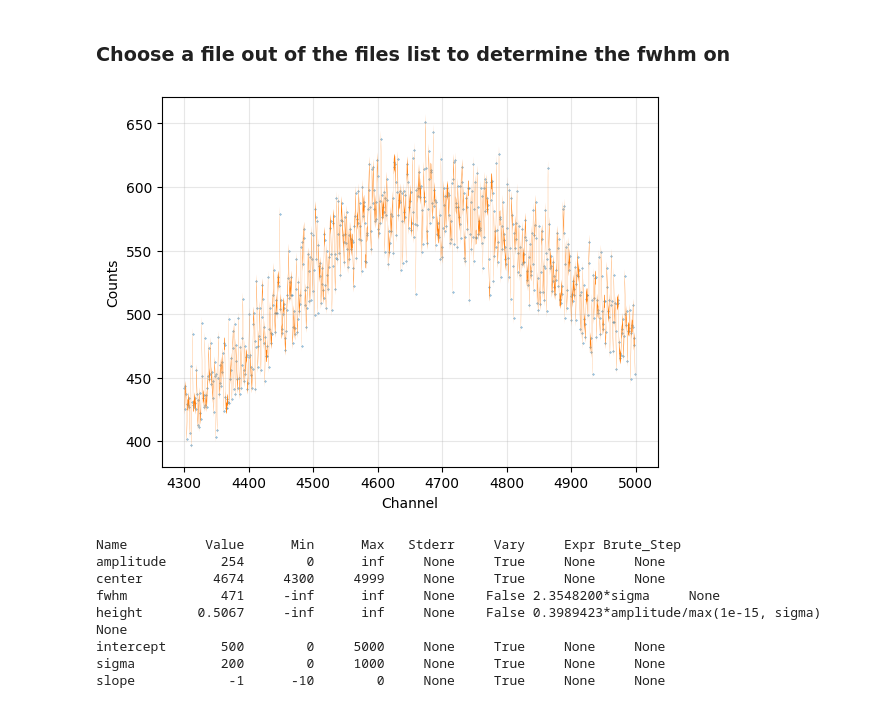
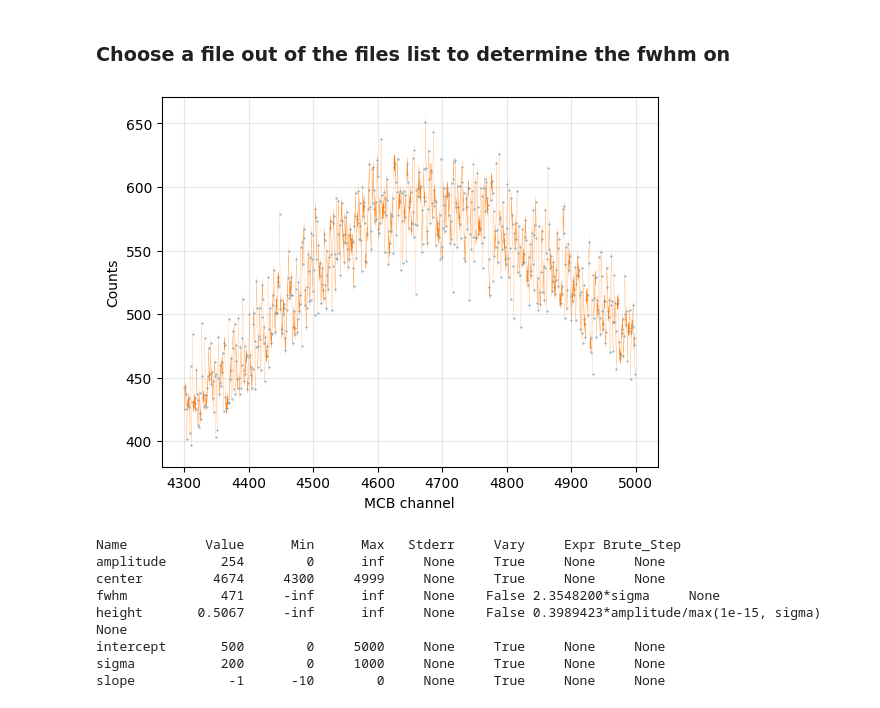
Before and after one commit to Moritz-Wald/GammaGamma, a Jupyter notebook: Energieauflösung_BAF2.ipynb, the cells around one changed output. Drawn from its saved outputs; the diff is of its cells as text; code cells hidden in the pictures.

```diff
--- a/Energieauflösung_BAF2.ipynb
+++ b/Energieauflösung_BAF2.ipynb
@@ -25,12 +25,12 @@ data_stds = 0.01* data
 # %%
 plt.scatter(roi, data, s=0.1)
 plt.fill_between(roi, data-data_stds, data+data_stds)
 plt.grid(alpha=.3)
-plt.xlabel('Channel')
+plt.xlabel('MCB channel')
 plt.ylabel('Counts')
 plt.show()
 # %% [output]
-[figure, old version]
+[figure, new version]
 # %%
 from lmfit.models import GaussianModel, LinearModel
 peak = GaussianModel()
```
Also changed, not shown: parts of 4 cells of this notebook, 2 other files.
